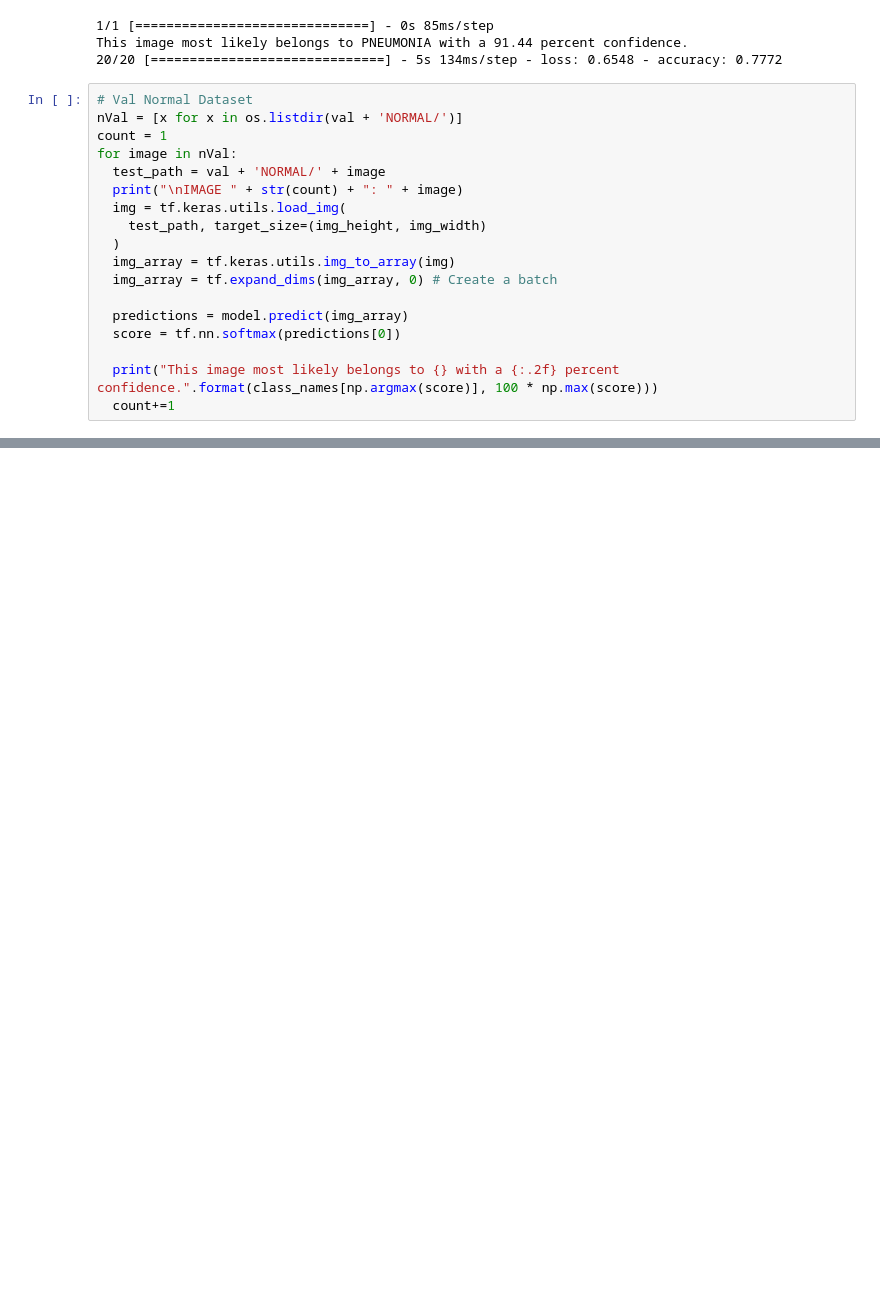
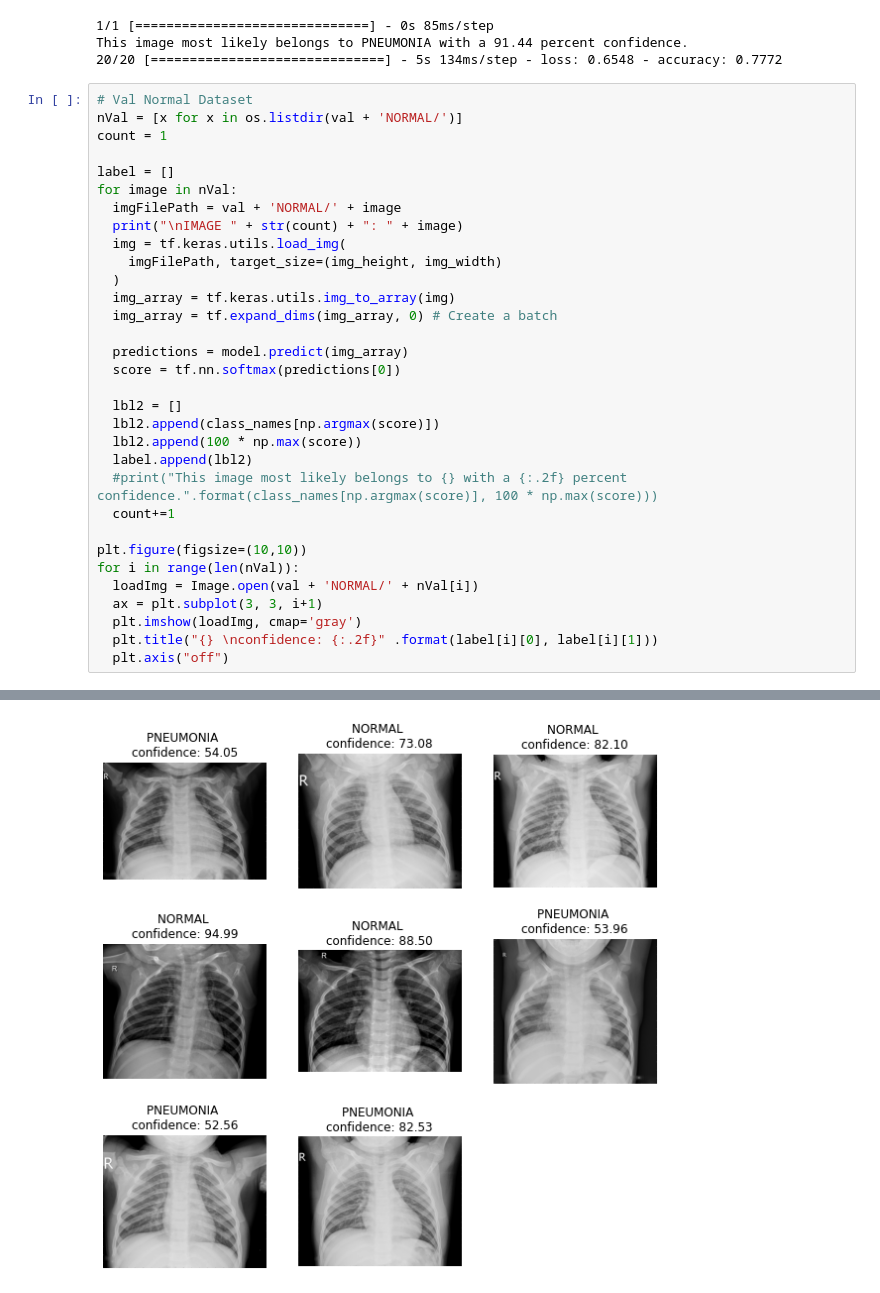
Before and after one commit to chezyio/SC1015_Project, a Jupyter notebook: SC1015_Project.ipynb, the cells around one changed output, grey strips where cells are left out. Saved outputs shown, nothing was run; the diff lists cells and outputs as text; blank space fills up the shorter version.

```diff
--- a/SC1015_Project.ipynb
+++ b/SC1015_Project.ipynb
@@ -372,11 +369,13 @@ This image most likely belongs to PNEUMONIA with a 91.44 percent confidence.
 # Val Normal Dataset
 nVal = [x for x in os.listdir(val + 'NORMAL/')]
 count = 1
+
+label = []
 for image in nVal:
-  test_path = val + 'NORMAL/' + image
+  imgFilePath = val + 'NORMAL/' + image
   print("\nIMAGE " + str(count) + ": " + image)
   img = tf.keras.utils.load_img(
-    test_path, target_size=(img_height, img_width)
+    imgFilePath, target_size=(img_height, img_width)
   )
   img_array = tf.keras.utils.img_to_array(img)
   img_array = tf.expand_dims(img_array, 0) # Create a batch
@@ -384,7 +383,19 @@ for image in nVal:
   predictions = model.predict(img_array)
   score = tf.nn.softmax(predictions[0])
 
-  print("This image most likely belongs to {} with a {:.2f} percent confidence.".format(class_names[np.argmax(score)], 100 * np.max(score)))
+  lbl2 = []
+  lbl2.append(class_names[np.argmax(score)])
+  lbl2.append(100 * np.max(score))
+  label.append(lbl2)
+  #print("This image most likely belongs to {} with a {:.2f} percent confidence.".format(class_names[np.argmax(score)], 100 * np.max(score)))
   count+=1
+
+plt.figure(figsize=(10,10))
+for i in range(len(nVal)):
+  loadImg = Image.open(val + 'NORMAL/' + nVal[i])
+  ax = plt.subplot(3, 3, i+1)
+  plt.imshow(loadImg, cmap='gray')
+  plt.title("{} \nconfidence: {:.2f}" .format(label[i][0], label[i][1]))
+  plt.axis("off")
 # %% [output]
 IMAGE 1: NORMAL2-IM-1436-0001.jpeg
@@ -407,3 +418,4 @@ This image most likely belongs to PNEUMONIA with a 82.53 percent confidence.
+[figure, added]
 # %%
 # Val Pneumonia Dataset
 pVal = [p for p in os.listdir(val + 'PNEUMONIA')]
```
Also changed, not shown: parts of 4 cells of this notebook.
